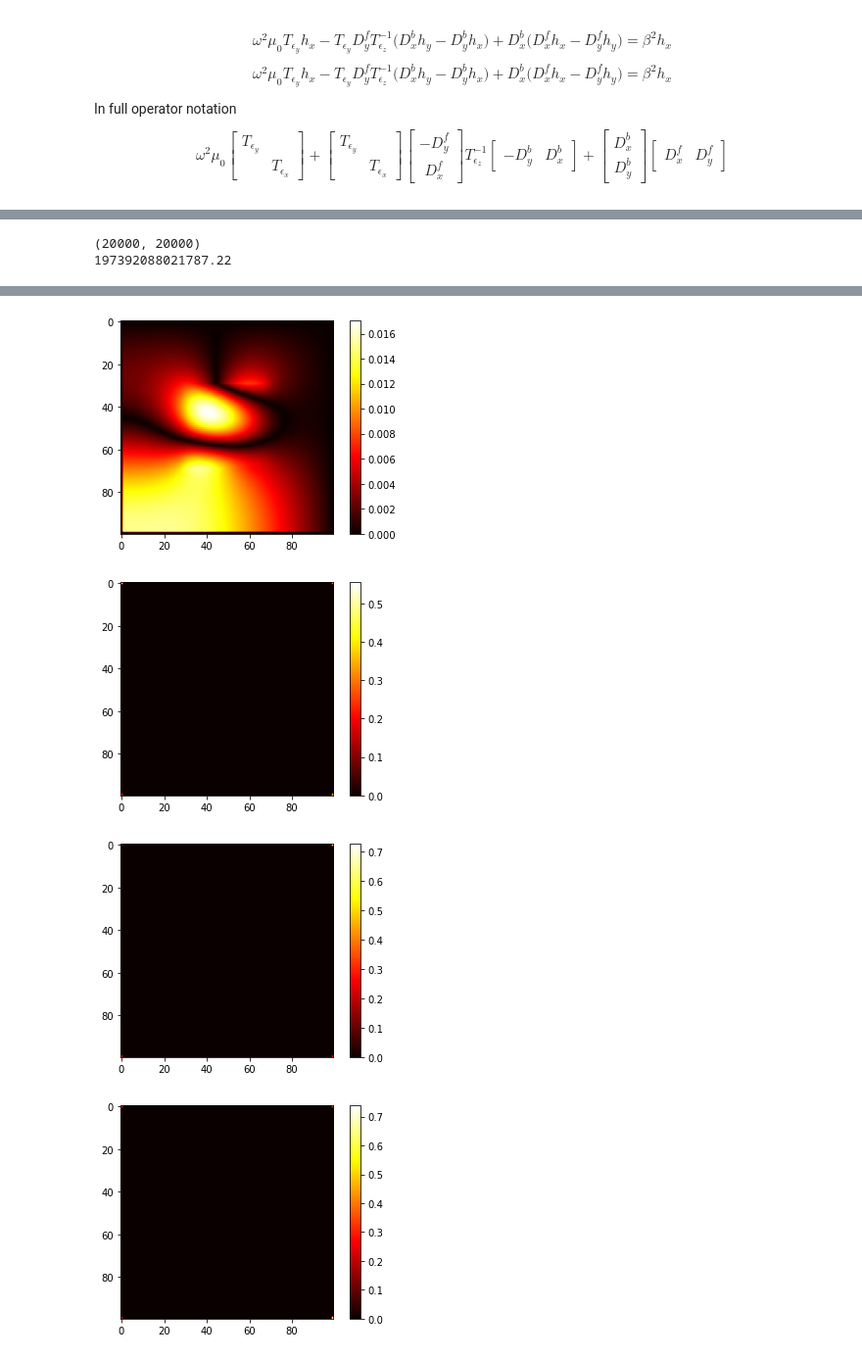
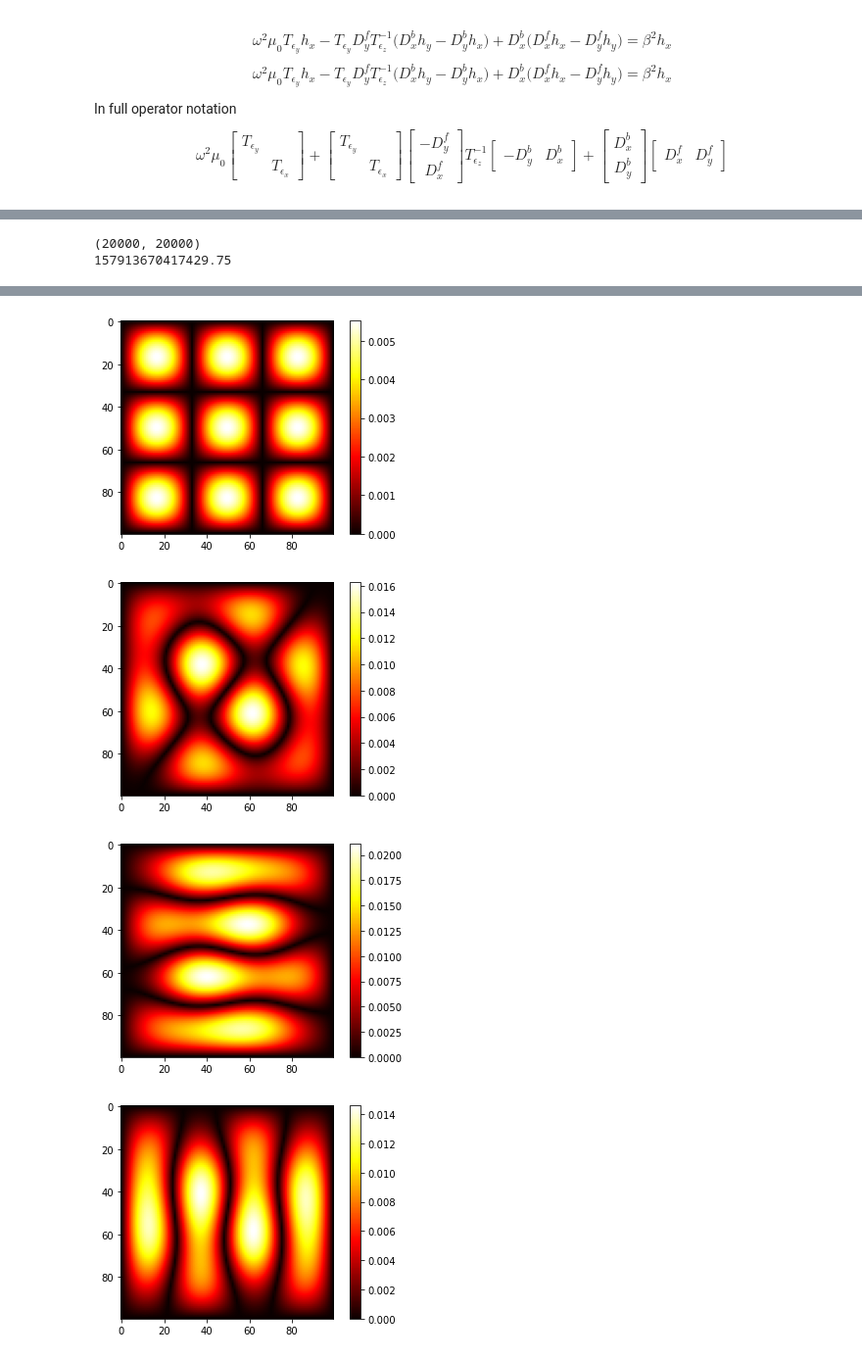
Before and after one commit to zhaonat/eigenwell, a Jupyter notebook: notebooks/3D waveguide solve.ipynb, the cells around one changed output, grey strips where cells are left out. Shown at 98% size. Drawn from its saved outputs; the diff is of its cells as text; code cells hidden in the pictures.

```diff
--- a/notebooks/3D waveguide solve.ipynb
+++ b/notebooks/3D waveguide solve.ipynb
@@ -68,7 +68,7 @@ xrange = [-Lx/2, Lx/2]
 yrange = [-Ly/2, Ly/2]
 print(xrange)
 
-wvlen = 1e-6;
+wvlen = 0.5e-6;
 
 omega = 2*np.pi*C0/wvlen;
 
@@ -78,7 +78,7 @@ pml.Soperators(xrange, yrange);
 pec_pmc = boundary_conditions.PEC_PMC(N);
 
 epsilon = np.ones(N)
-epsilon[30:70, 30:70] = 5
+#epsilon[30:70, 30:70] = 5
 plt.figure();
 plt.imshow(epsilon);
 plt.show();
@@ -92,12 +92,19 @@ Tex = sp.diags(EPSILON0*epxx.flatten(), 0,(M,M))
 invTez = sp.diags(1/(EPSILON0*epsilon.flatten()), 0, (M,M))
 
 fd = grid.FiniteDifference(dL,N)
+mx = pec_pmc.mask_x;
+my = pec_pmc.mask_y;
 
-fd.make_derivatives(PML = pml, PEC_PMC = pec_pmc)
-Dxf = fd.Dxf;
-Dxb = fd.Dxb;
-Dyf = fd.Dyf;
-Dyb = fd.Dyb;
+#fd.make_derivatives(PML = None, PEC_PMC = pec_pmc)
+Dxf = fd.Dxf
+Dxb = fd.Dxb
+Dyf = fd.Dyf
+Dyb = fd.Dyb
+
+Mx = sp.bmat([[mx, None],
+              [None,mx]])
+My = sp.bmat([[my, None],
+              [None,my]])
 
 ## generate operator
 Dop1 = sp.bmat([[-Dyf], [Dxf]])
@@ -106,13 +113,15 @@ print(Dop1.shape)
 Dop2 = sp.bmat([[-Dyb,Dxb]])
 
 Dop3 = sp.bmat([[Dxb], [Dyb]])
+Dop4 = sp.bmat([[Dxf,Dyf]])
 
-Dop4 = sp.bmat([[Dxf,Dyf]])
 
 Tep = sp.block_diag((Tey, Tex))
 
+#A = omega**2*MU0*Tep + Tep@(Dop1)@invTez@(Dop2) + Dop3@Dop4
 
-A = omega**2*MU0*Tep + Tep@(Dop1)@invTez@(Dop2) + Dop3@Dop4
+
+A = omega**2*MU0*Tep + Mx@My@Tep@(Dop1)@invTez@(Dop2)@My@Mx + Mx@My@Dop3@Dop4@My@Mx
 
 print(A.shape, type(A))
 plt.figure(figsize = (10,10))
@@ -149,16 +154,17 @@ sigma = beta_est**2;
 
 print(sigma)
 
-vals, vecs = eigs(A, k = K, sigma = sigma)
+# vals, vecs = eigs(A, k = K, sigma = sigma)
+vals, vecs = eigs(A, k = K, which = 'SM')
 # %% [output]
 (20000, 20000)
-197392088021787.22
+157913670417429.75
 # %%
 for i in range(K):
     v = vecs[:,i]
     hx = v[0:np.prod(N)].reshape(N)
     hy = v[np.prod(N):].reshape(N)
     plt.figure();
-    plt.imshow(np.abs(hx), cmap = 'hot')
+    plt.imshow(np.abs(hy), cmap = 'hot')
     plt.colorbar();
 # %% [output]
@@ -170,4 +176,4 @@ for i in range(K):
-[figure, old version]
+[figure, new version]
-[figure, old version]
+[figure, new version]
-[figure, old version]
+[figure, new version]
-[figure, old version]
+[figure, new version]
```
Also changed, not shown: parts of 10 cells of this notebook, 8 other files.
